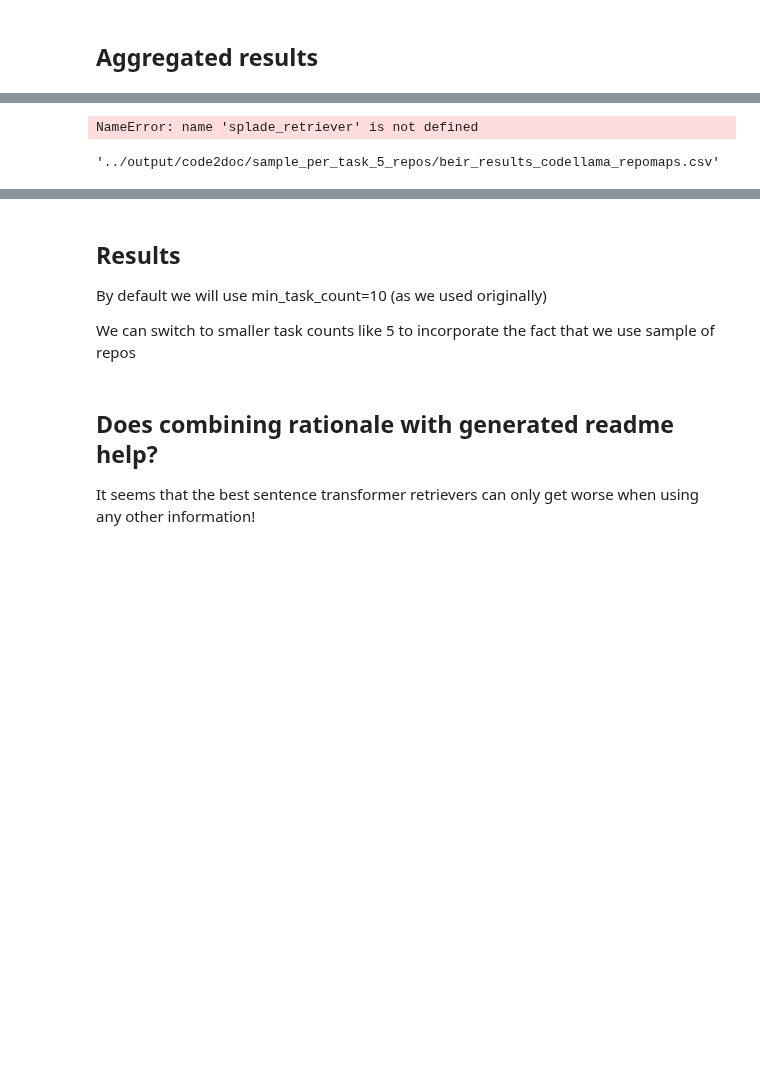
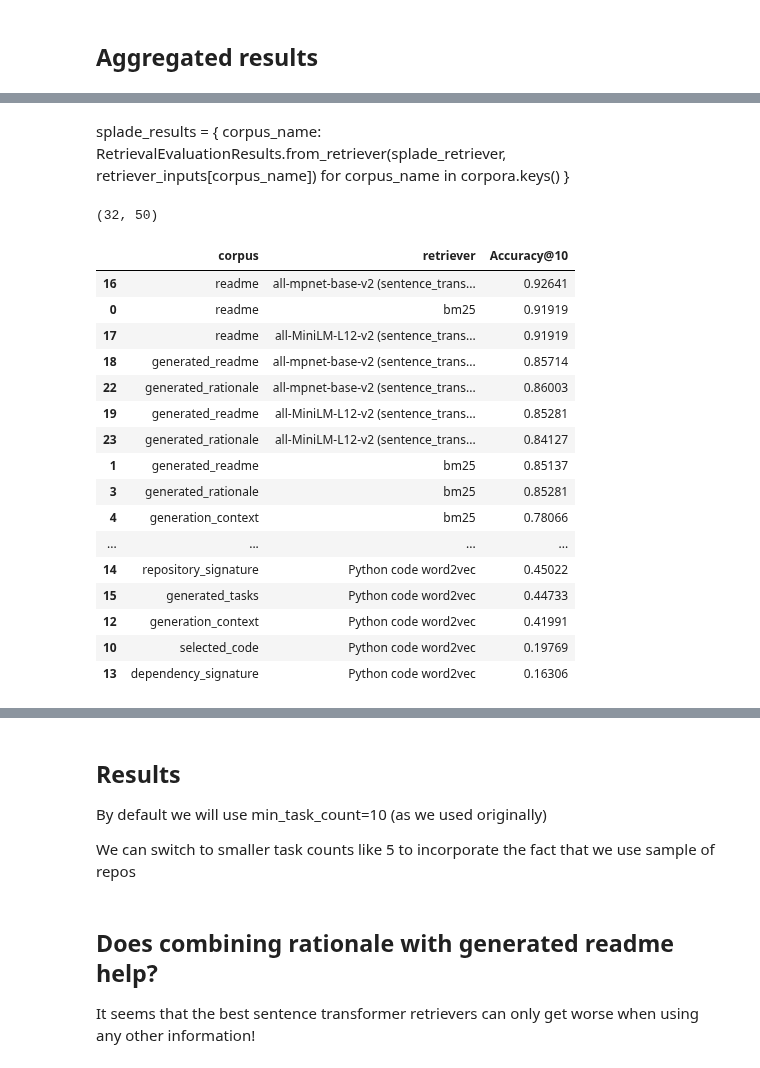
Before and after one commit to lambdaofgod/github_search, a Jupyter notebook: notebooks/03_BEIR_Evaluation.ipynb, the cells around one changed output, grey strips where cells are left out. Saved outputs shown, nothing was run; the diff lists cells and outputs as text; code cells hidden in the pictures; blank space fills up the shorter version.

Commit message:
updated evaluation notebook

```diff
--- a/notebooks/03_BEIR_Evaluation.ipynb
+++ b/notebooks/03_BEIR_Evaluation.ipynb
@@ -411,6 +151,14 @@ def show_elasticsearch_results(qid='10'):
 def load_w2v_sentence_transformer(w2v_model_path):
     w2v_layer = sentence_transformers.models.WordEmbeddings.load(w2v_model_path)
     return sentence_transformers.SentenceTransformer(modules=[w2v_layer, sentence_transformers.models.Pooling(200)])
+
+
+
+def load_sentence_bert(model_name):
+    st_model = SentenceBERT("sentence-transformers/all-mpnet-base-v2")
+    st_model.doc_model = sentence_transformers.SentenceTransformer(model_name, trust_remote_code=True)
+    st_model.q_model = st_model.doc_model
+    return st_model
 
 def get_w2v_retriever(w2v_model_path="../models/rnn_abstract_readme_w2v/0_WordEmbeddings"):
     w2v_model = load_w2v_sentence_transformer(w2v_model_path)
@@ -442,11 +190,15 @@ def get_bm25_retrievers(corpora):
 sentence_transformer_model_names = [
     "sentence-transformers/all-mpnet-base-v2",
     "sentence-transformers/all-MiniLM-L12-v2",
-    "flax-sentence-embeddings/st-codesearch-distilroberta-base"
+    #"nomic-ai/modernbert-embed-base",
+
+    #"estrogen/ModernBERT-base-nli-v3"
+    #"BAAI/bge-large-en-v1.5",
+    #"mixedbread-ai/mxbai-embed-large-v1"
 ]
 
-def get_sentence_transformer_retriever(model_name="sentence-transformers/all-mpnet-base-v2", batch_size=256):
-    model = DRES(SentenceBERT(model_name), batch_size=batch_size)
+def get_sentence_transformer_retriever(model_name="sentence-transformers/all-mpnet-base-v2", batch_size=8):
+    model = DRES(load_sentence_bert(model_name), batch_size=batch_size)
     return EvaluateRetrieval(model, score_function="cos_sim")
 
 def get_unicoil_retriever(model_name="castorini/unicoil-msmarco-passage"):
@@ -498,7 +364,7 @@ class RetrievalEvaluationResults(BaseModel):
     model_type: str
 
     @classmethod
-    def from_retriever(cls, retriever, retriever_input, metric_names=["accuracy@k", "hits@k", "r_cap@k"]):
+    def from_retriever(cls, retriever, retriever_input, metric_names=["accuracy@k", "hits@k", "r_cap@k", "mrr@k"]):
         retrieval_results = retriever.retrieve(retriever_input.corpus, retriever_input.queries)
         custom_metrics = retriever.evaluate_custom_multi(retriever_input.qrels, retrieval_results, retriever.k_values, metrics=metric_names)
         other_metrics = retriever.evaluate(retriever_input.qrels, retrieval_results, retriever.k_values, ignore_identical_ids=False)
@@ -601,2 +484,8 @@ per_query_results_df.to_csv("../results/per_query_ir_results.csv", index=False)
 # %% [markdown]
 ## Aggregated results
+# %%
+for corpus_name in corpora.keys():
+    try:
+        RetrievalEvaluationResults.from_retriever(bm25_retrievers[corpus_name], retriever_inputs[corpus_name])
+    except:
+        print(corpus_name)
@@ -605,13 +499,11 @@ bm25_results = {
     corpus_name: RetrievalEvaluationResults.from_retriever(bm25_retrievers[corpus_name], retriever_inputs[corpus_name])
     for corpus_name in corpora.keys()
 }
-# %%
-splade_results = {
-    corpus_name: RetrievalEvaluationResults.from_retriever(splade_retriever, retriever_inputs[corpus_name])
-    for corpus_name in corpora.keys()
-}
-# %% [output]
-NameError: name 'splade_retriever' is not defined
+# %% [markdown]
+splade_results = {
+    corpus_name: RetrievalEvaluationResults.from_retriever(splade_retriever, retriever_inputs[corpus_name])
+    for corpus_name in corpora.keys()
+}
 # %%
 word2vec_results = {
     corpus_name: RetrievalEvaluationResults.from_retriever(w2v_retriever, retriever_inputs[corpus_name])
@@ -645,7 +537,27 @@ sentence_transformer_metrics = [
 ]
 
 all_metrics_df = pd.DataFrame.from_records(bm25_metrics + word2vec_metrics +  sentence_transformer_metrics).sort_values("Hits@10", ascending=False)
-# %%
-f"../output/code2doc/{sample_prefix}/beir_results_{model_name}.csv"
-# %% [output]
-'../output/code2doc/sample_per_task_5_repos/beir_results_codellama_repomaps.csv'
+# %%
+all_metrics_df.shape
+# %% [output]
+(32, 50)
+# %%
+all_metrics_df[["corpus", "retriever", "Accuracy@10"]]
+# %% [output]
+|  | corpus | retriever | Accuracy@10 |
+| 16 | readme | all-mpnet-base-v2 (sentence_trans... | 0.92641 |
+| 0 | readme | bm25 | 0.91919 |
+| 17 | readme | all-MiniLM-L12-v2 (sentence_trans... | 0.91919 |
+| 18 | generated_readme | all-mpnet-base-v2 (sentence_trans... | 0.85714 |
+| 22 | generated_rationale | all-mpnet-base-v2 (sentence_trans... | 0.86003 |
+| 19 | generated_readme | all-MiniLM-L12-v2 (sentence_trans... | 0.85281 |
+| 23 | generated_rationale | all-MiniLM-L12-v2 (sentence_trans... | 0.84127 |
+| 1 | generated_readme | bm25 | 0.85137 |
+| 3 | generated_rationale | bm25 | 0.85281 |
+| 4 | generation_context | bm25 | 0.78066 |
+| ... | ... | ... | ... |
+| 14 | repository_signature | Python code word2vec | 0.45022 |
+| 15 | generated_tasks | Python code word2vec | 0.44733 |
+| 12 | generation_context | Python code word2vec | 0.41991 |
+| 10 | selected_code | Python code word2vec | 0.19769 |
+| 13 | dependency_signature | Python code word2vec | 0.16306 |
```
Also changed, not shown: parts of 85 cells of this notebook, 2 other files.
